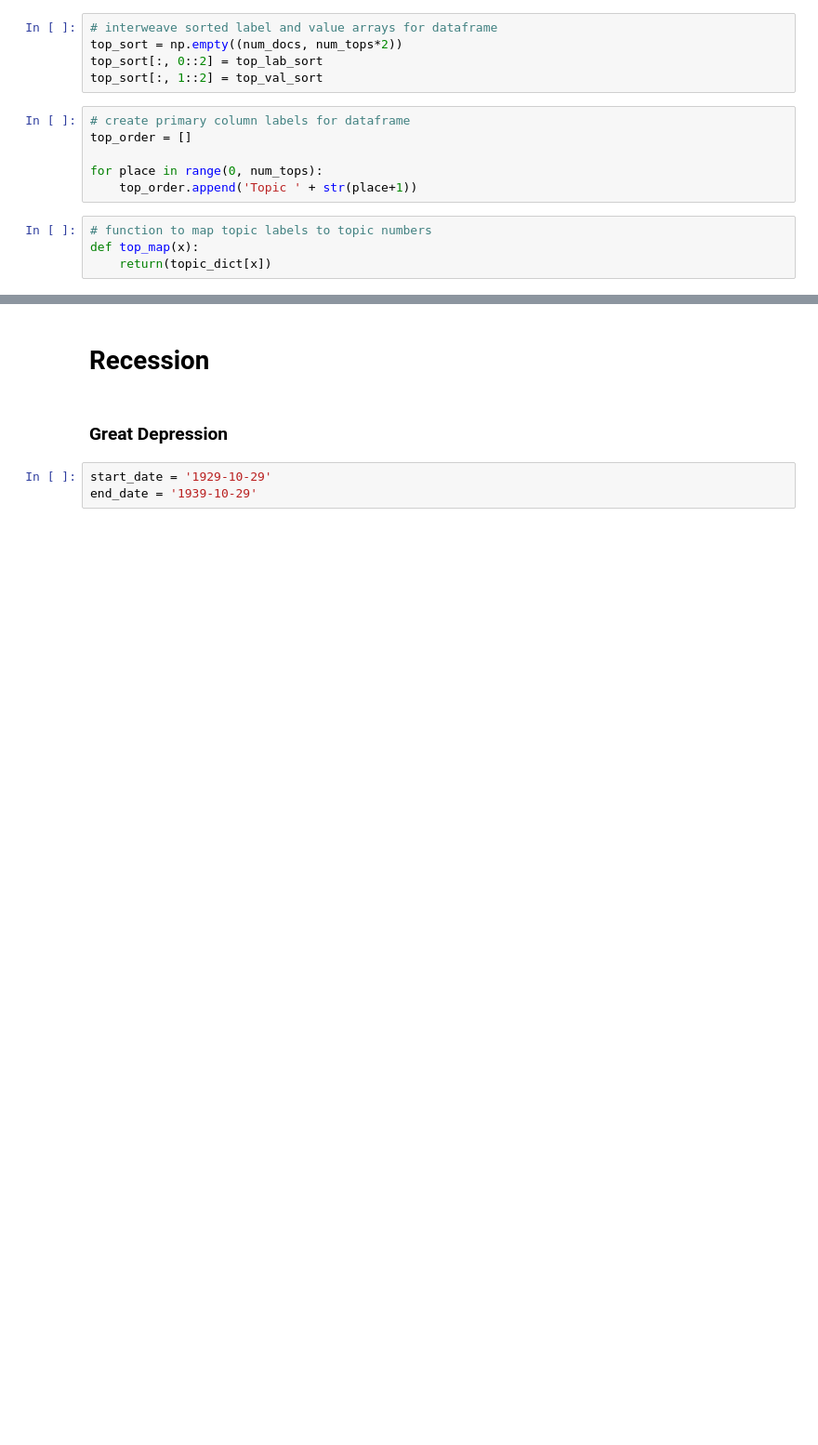
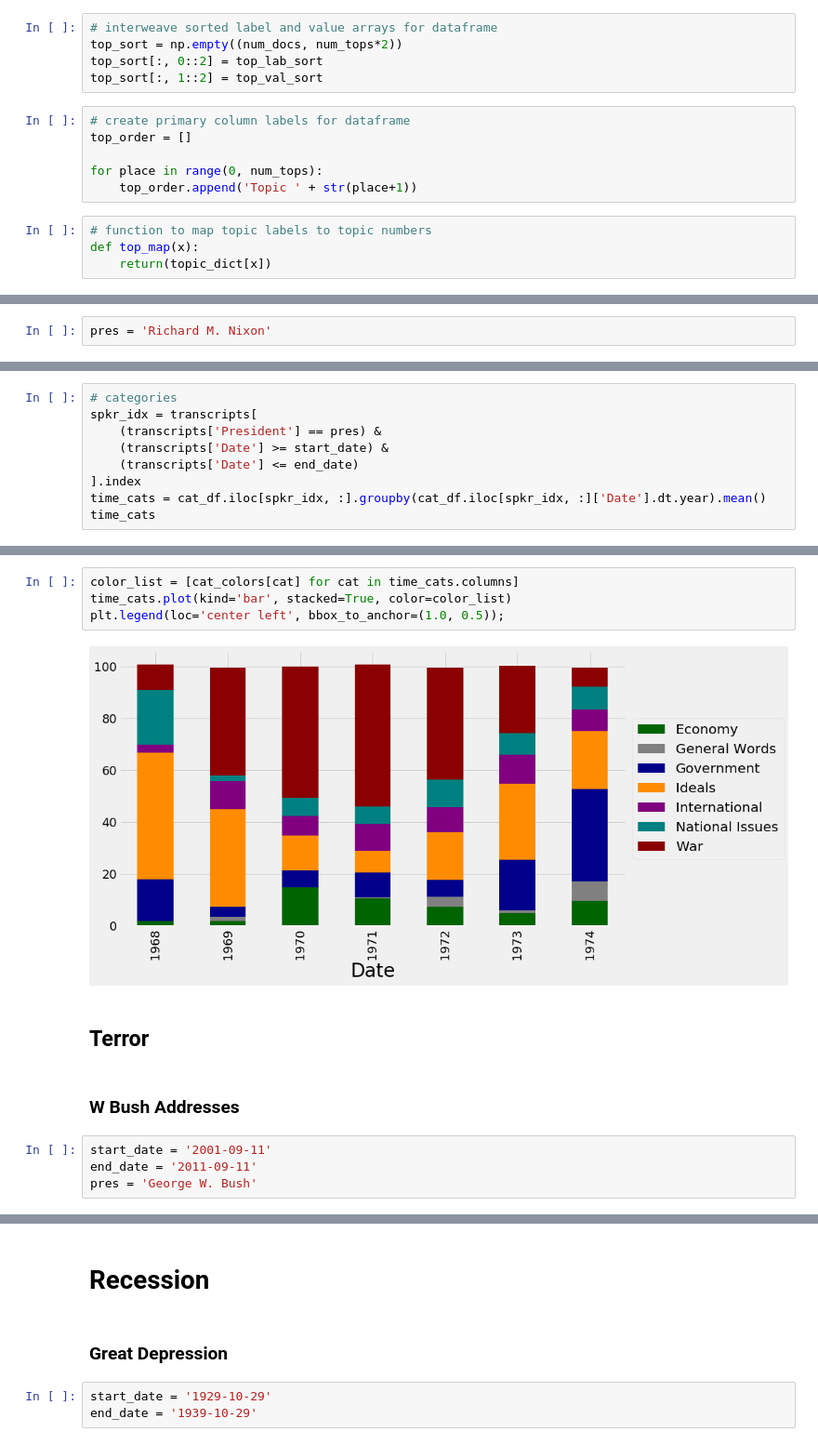
Before and after one commit to kevscon/Project-4, a Jupyter notebook: topic_modeling.ipynb, the cells around one changed output, grey strips where cells are left out. Shown at 93% size. Saved outputs shown, nothing was run; the diff lists cells and outputs as text; blank space fills up the shorter version.

```diff
--- a/topic_modeling.ipynb
+++ b/topic_modeling.ipynb
@@ -765,0 +577,2 @@ end_date = '2011-09-11'
+# %%
+pres = 'Richard M. Nixon'
@@ -765,0 +598,9 @@ end_date = '2011-09-11'
+# %%
+# categories
+spkr_idx = transcripts[
+    (transcripts['President'] == pres) &
+    (transcripts['Date'] >= start_date) &
+    (transcripts['Date'] <= end_date)
+].index
+time_cats = cat_df.iloc[spkr_idx, :].groupby(cat_df.iloc[spkr_idx, :]['Date'].dt.year).mean()
+time_cats
@@ -765,0 +617,14 @@ end_date = '2011-09-11'
+# %%
+color_list = [cat_colors[cat] for cat in time_cats.columns]
+time_cats.plot(kind='bar', stacked=True, color=color_list)
+plt.legend(loc='center left', bbox_to_anchor=(1.0, 0.5));
+# %% [output]
+[figure, added]
+# %% [markdown]
+## Terror
+# %% [markdown]
+### W Bush Addresses
+# %%
+start_date = '2001-09-11'
+end_date = '2011-09-11'
+pres = 'George W. Bush'
```
Also changed, not shown: parts of 92 cells of this notebook, 4 other files.
